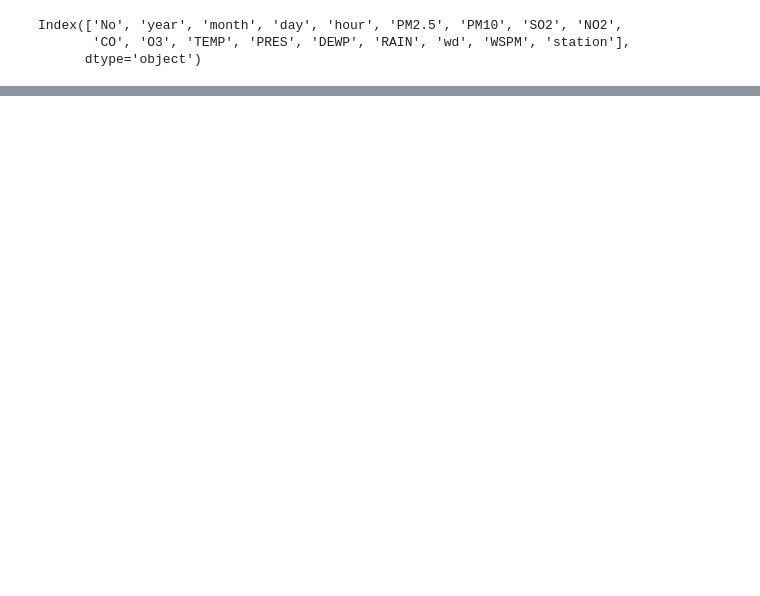
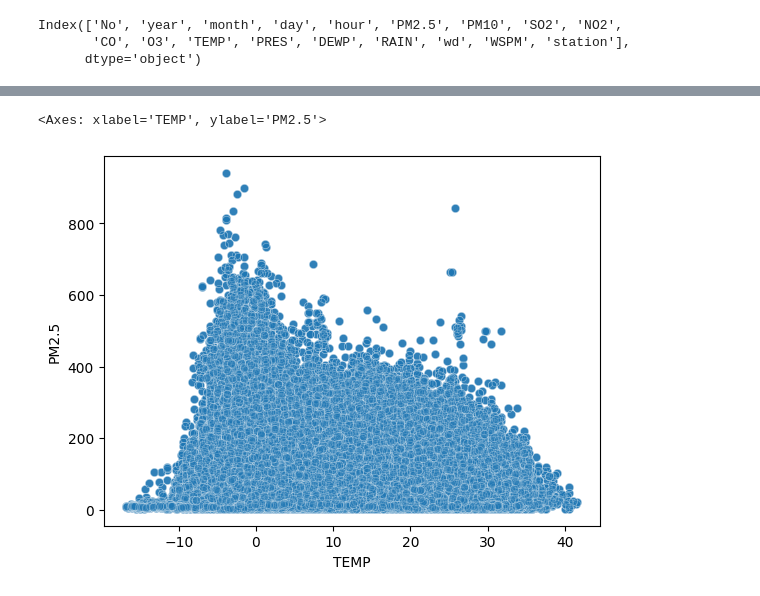
Before and after one commit to Usamah-Abdullateef/Air-Pollution_-Data-Analysis, a Jupyter notebook: Data_Analysis_test_code.ipynb, the cells around one changed output, grey strips where cells are left out. Cells and saved outputs as stored; diff of their text form; code cells hidden in the pictures; blank space fills up the shorter version.

```diff
--- a/Data_Analysis_test_code.ipynb
+++ b/Data_Analysis_test_code.ipynb
@@ -321,0 +278,5 @@ if 'station' in df.columns:
+# %%
+sns.scatterplot(df, x='TEMP', y='PM2.5', alpha=0.3)
+# %% [output]
+<Axes: xlabel='TEMP', ylabel='PM2.5'>
+[figure, added]
```
Also changed, not shown: parts of 18 cells of this notebook.
